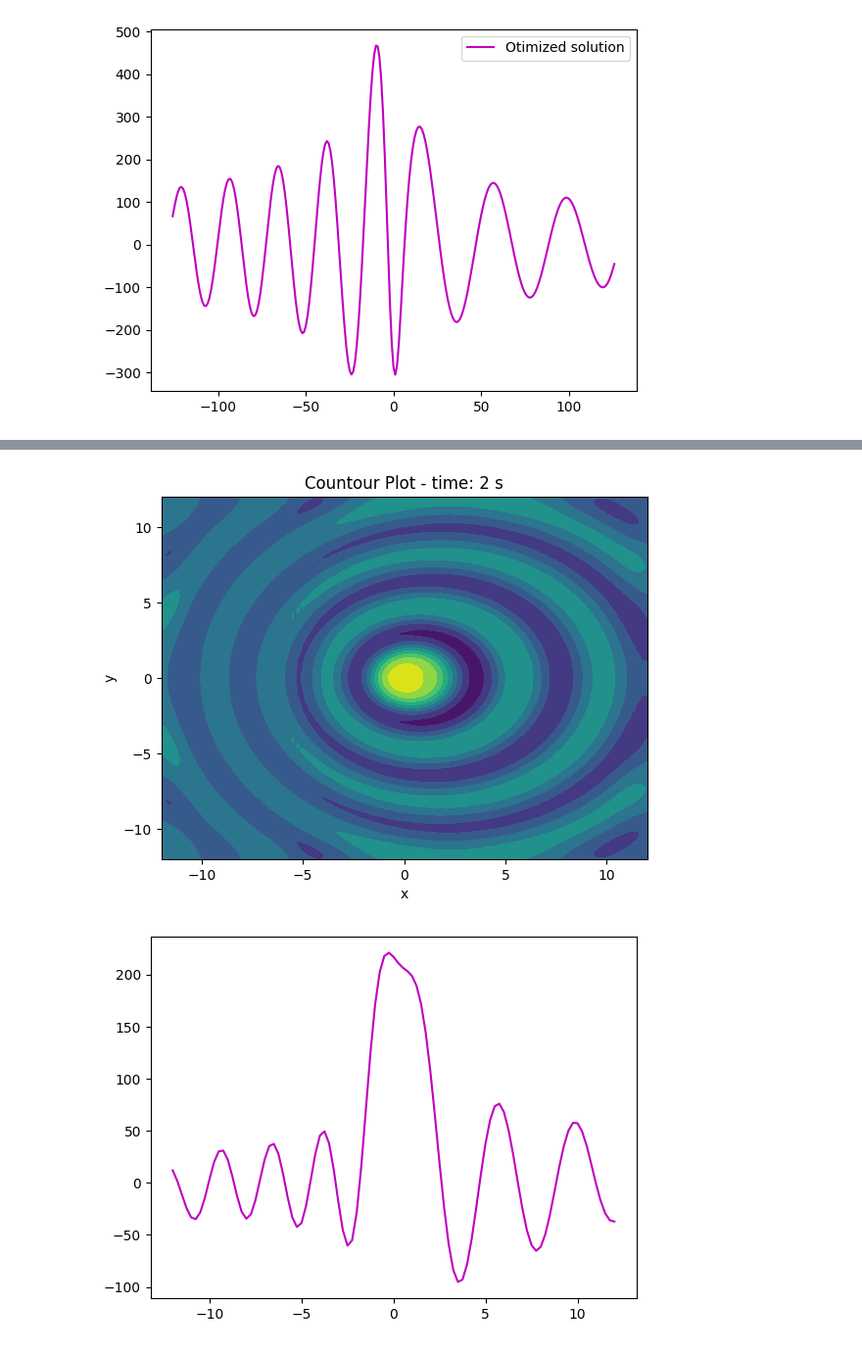
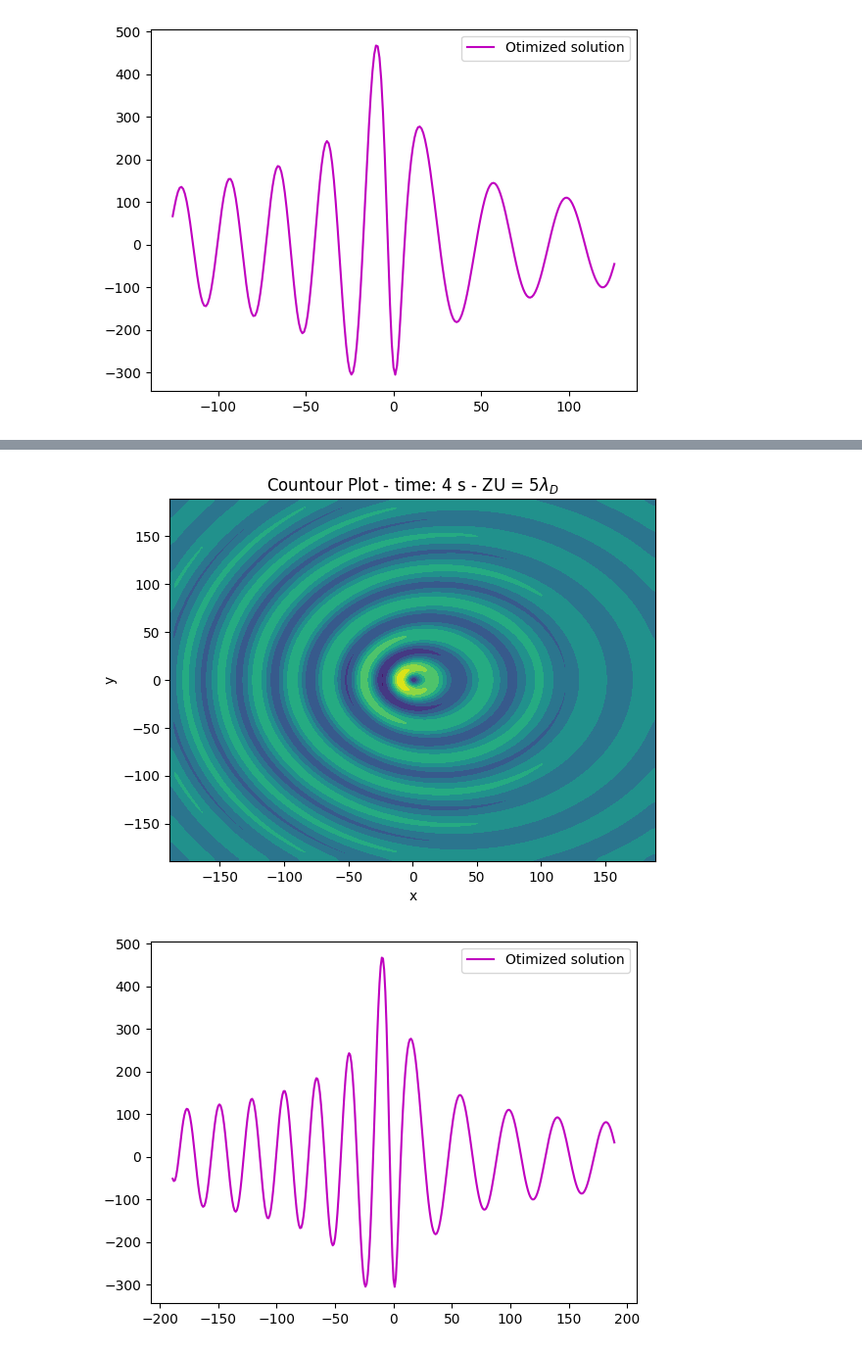
Before and after one commit to Widmark-Kaue/Aeroacoustics-Monopole-Errors, a Jupyter notebook: scripts/analyticalSolutions.ipynb, the cells around one changed output, grey strips where cells are left out. Shown at 98% size. Cells and saved outputs as stored; diff of their text form; code cells hidden in the pictures.

```diff
--- a/scripts/analyticalSolutions.ipynb
+++ b/scripts/analyticalSolutions.ipynb
@@ -285,27 +322,51 @@ monopoleFlowSy(
 # %%
-file_path  = PATH_ANALYTICAL.joinpath('monopole_100Hz_M0.2.json')
-with open(file_path, 'r') as file:
-    mono = load(file)
-    nx = mono['nx']
-    ny = mono['ny']
-    ypos  = np.linspace(mono['ylim'][0], mono['ylim'][1], ny).searchsorted(0)
-    x  = np.linspace(mono['xlim'][0], mono['xlim'][1], nx)
-    X = mono['X']
-    Y = mono['Y']
-    pressure = mono['time']
+file_path  = PATH_ANALYTICAL.joinpath('monopole_10Hz_M02_t3s_t4s_ZU4_5.pkl')
+mono = pd.read_pickle(file_path)
 
 
+nx = mono['nx']
+ny = mono['ny']
+ypos  = np.linspace(mono['ylim'][0], mono['ylim'][1], ny).searchsorted(0)
+x2  = np.linspace(mono['xlim'][0], mono['xlim'][1], nx)
+X = np.array(mono['X'])
+Y = np.array(mono['Y'])
+pressure = mono['time']
 
-plt.contourf(X, Y, np.array(pressure['2']).T)
+plt.contourf(X, Y, pressure['4'].T)
 plt.xlabel('x')
 plt.ylabel('y')
 
-plt.title('Countour Plot - time: 2 s')
+plt.title(r'Countour Plot - time: 4 s - ZU = $4.5\lambda_D$')
 plt.show()
 
-p = np.array(pressure['2']).T[ypos]
-plt.plot(x, p, 'm')
+p2 = np.array(pressure['4']).T[ypos]
+plt.plot(x2, p2, 'm', label = 'Otimized solution')
+plt.legend()
 plt.show()
+
+file_path  = PATH_ANALYTICAL.joinpath('monopole_10Hz_M02_t3s_t4s_ZU5.pkl')
+mono = pd.read_pickle(file_path)
+
+
+nx = mono['nx']
+ny = mono['ny']
+ypos  = np.linspace(mono['ylim'][0], mono['ylim'][1], ny).searchsorted(0)
+x2  = np.linspace(mono['xlim'][0], mono['xlim'][1], nx)
+X = np.array(mono['X'])
+Y = np.array(mono['Y'])
+pressure = mono['time']
+
+plt.contourf(X, Y, pressure['4'].T)
+plt.xlabel('x')
+plt.ylabel('y')
+
+plt.title(r'Countour Plot - time: 4 s - ZU = $5\lambda_D$')
+plt.show()
+
+p2 = np.array(pressure['4']).T[ypos]
+plt.plot(x2, p2, 'm', label = 'Otimized solution')
+plt.legend()
+plt.show()
 # %% [output]
-[figure, old version]
+[figure, new version]
-[figure, old version]
+[figure, new version]
```
Also changed, not shown: parts of 9 cells of this notebook, 3 other files.
